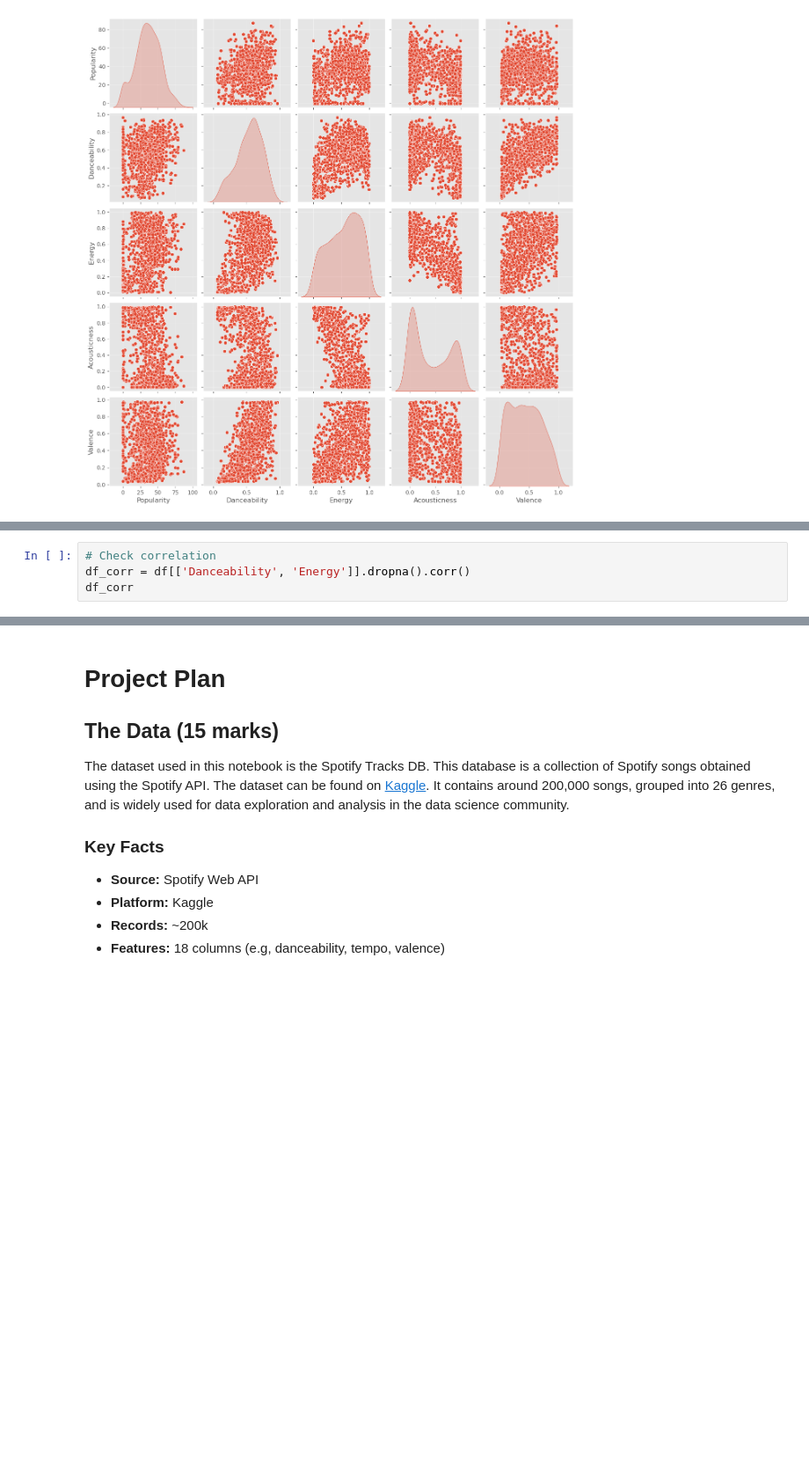
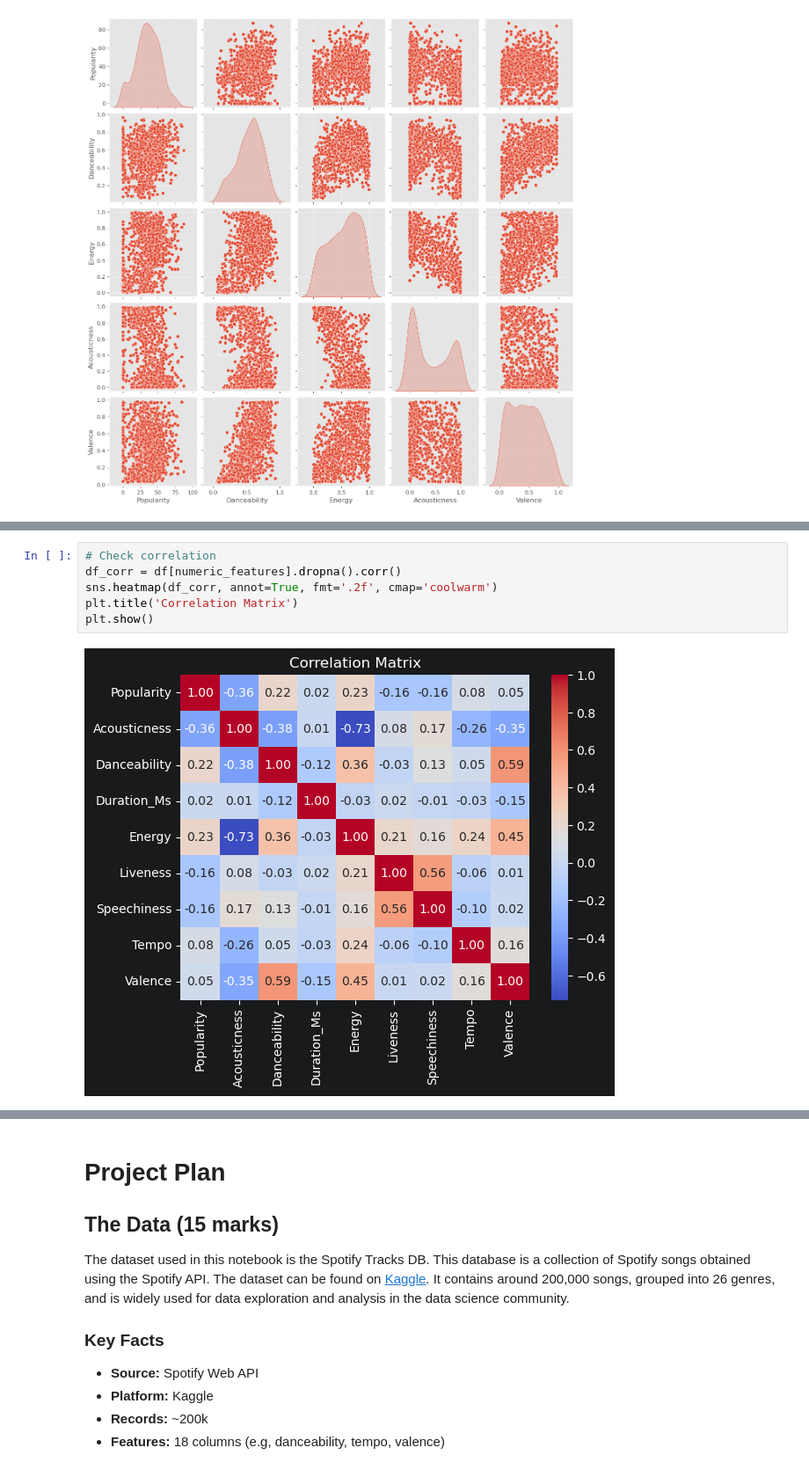
Before and after one commit to bartzilla/SpotifyDB_Music_Analysis, a Jupyter notebook: P4DS_A2_Data_Analysis_Project.ipynb, the cells around one changed output, grey strips where cells are left out. Shown at 88% size. Saved outputs shown, nothing was run; the diff lists cells and outputs as text; blank space fills up the shorter version.

```diff
--- a/P4DS_A2_Data_Analysis_Project.ipynb
+++ b/P4DS_A2_Data_Analysis_Project.ipynb
@@ -401,4 +389,8 @@ sns.pairplot(
 # %%
 # Check correlation
-df_corr = df[['Danceability', 'Energy']].dropna().corr()
-df_corr
+df_corr = df[numeric_features].dropna().corr()
+sns.heatmap(df_corr, annot=True, fmt='.2f', cmap='coolwarm')
+plt.title('Correlation Matrix')
+plt.show()
+# %% [output]
+[figure, added]
```
Also changed, not shown: parts of 10 cells of this notebook.
